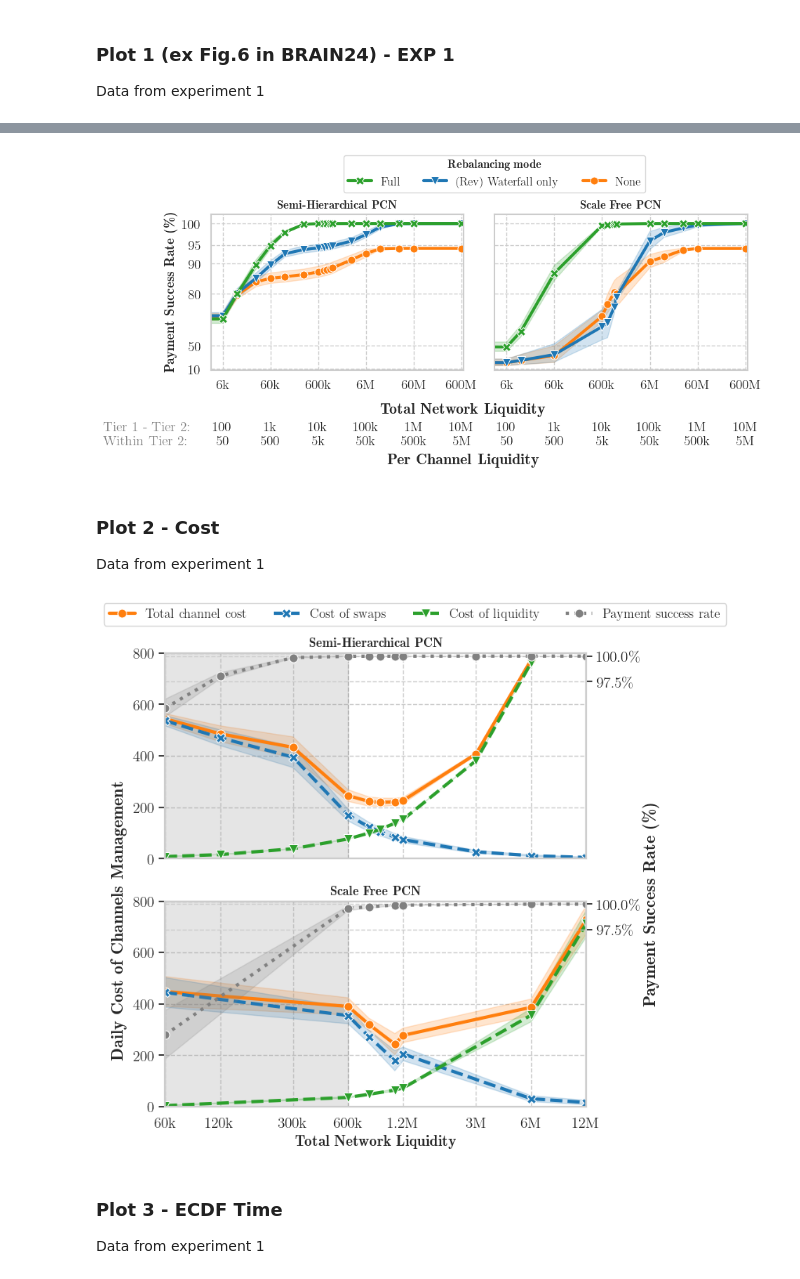
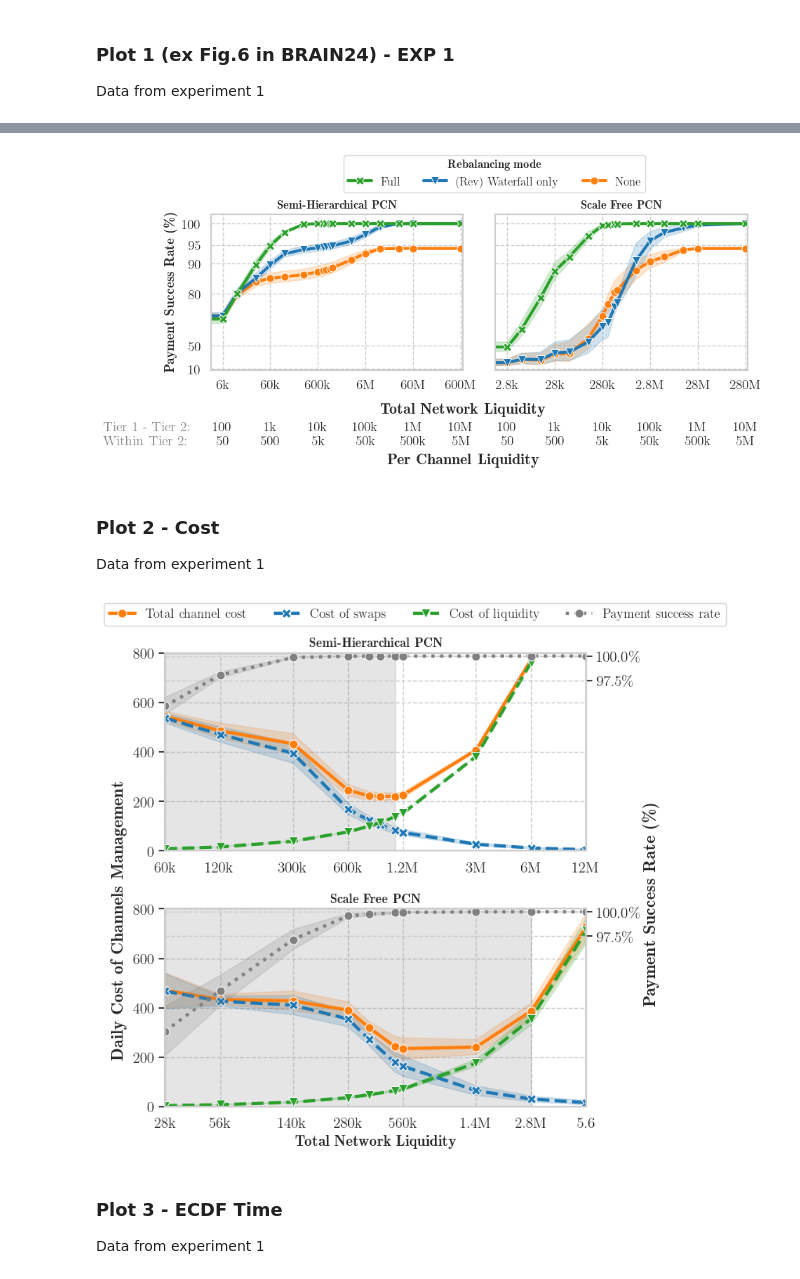
Before and after one commit to bancaditalia/itcoin-pcn-simulator, a Jupyter notebook: experiments/2024_COMCOM/COMCOM24.ipynb, the cells around one changed output, grey strips where cells are left out. Cells and saved outputs as stored; diff of their text form; code cells hidden in the pictures.

```diff
--- a/experiments/2024_COMCOM/COMCOM24.ipynb
+++ b/experiments/2024_COMCOM/COMCOM24.ipynb
@@ -74,7 +101,25 @@ def inverse(x):
 # Create subplots
 fig, axes = plt.subplots(1, 2, figsize=(9, 4), sharey=True)
 
-def plot_1(df,ax):
+SH_labels = [
+    "6k\n\n\n100\n50",
+    "60k\n\n\n1k\n500",
+    "600k\n\n\n10k\n5k",
+    "6M\n\n\n100k\n50k",
+    "60M\n\n\n1M\n500k",
+    "600M\n\n\n10M\n5M",
+]
+
+SF_labels = [
+    "2.8k\n\n\n100\n50",
+    "28k\n\n\n1k\n500",
+    "280k\n\n\n10k\n5k",
+    "2.8M\n\n\n100k\n50k",
+    "28M\n\n\n1M\n500k",
+    "280M\n\n\n10M\n5M",
+]
+
+def plot_1(df,ax,custom_labels):
     custom_palette = {
         "Full": "tab:green",
         "Rev": "tab:blue",
@@ -99,20 +144,13 @@ def plot_1(df,ax):
     ax.set_xscale("log")
     ax.set_xlim(-0.5, 1.1)
     major_ticks = [0.00001, 0.0001, 0.001, 0.01, 0.1, 1]
-    custom_labels = [
-        "6k\n\n\n100\n50",
-        "60k\n\n\n1k\n500",
-        "600k\n\n\n10k\n5k",
-        "6M\n\n\n100k\n50k",
-        "60M\n\n\n1M\n500k",
-        "600M\n\n\n10M\n5M",
-    ]
+
     ax.set_xlabel('')
     ax.set_xticks(major_ticks)
     ax.set_xticklabels(custom_labels)
 
-plot_1(exp_1_SH,axes[0])
-plot_1(exp_1_SF,axes[1])
+plot_1(exp_1_SH,axes[0],SH_labels)
+plot_1(exp_1_SF,axes[1],SF_labels)
 axes[0].set_ylabel(r"\textbf{Payment Success Rate (\%)}")
 axes[0].set_ylim(0, 1.02)
 axes[0].set_yscale("function", functions=(forward, inverse))
@@ -154,13 +192,13 @@ fig.savefig('plots/plot1.pdf',
 )
 plt.close(fig)
 # %% [output]
-[figure, old version]
+[figure, new version]
 # %% [markdown]
 ### Plot 2 - Cost
 Data from experiment 1
 # %%
 # Cost of locked liquidity
-def cost_plot(df: pd.DataFrame, ax):
+def cost_plot(df: pd.DataFrame, ax, xlabels, x_max):
     sns.lineplot(
         data=df[df['rebal_mode'] == 'Full'],
         x="capacity",
@@ -189,7 +227,7 @@ def cost_plot(df: pd.DataFrame, ax):
         ax=ax,
         legend=False
     )
-    p.axvspan(0.0001, 0.001, color="grey", alpha=0.2)
+    p.axvspan(0.0001, x_max, color="grey", alpha=0.2)
     sns.lineplot(
         data=df[df['rebal_mode'] == 'Full'],
         x="capacity",
@@ -234,48 +272,52 @@ def cost_plot(df: pd.DataFrame, ax):
     ax.set_ylabel('')
     ax2.set_ylabel('')
 
+    ax.set_xscale("log")
+    ax.set_xlim(0.0001,0.02)
+    major_ticks = [0.0001, 0.0002, 0.0005, 0.001, 0.002, 0.005,0.01, 0.02]
+
+    ax.set_xticks(major_ticks)
+    ax.set_xticklabels(xlabels)
+
     h1,l1 = ax.get_legend_handles_labels()
     h2, l2 = ax2.get_legend_handles_labels()
     return h1+h2, l1+l2
 
 
 # Create subplots
-fig, axes = plt.subplots(2, 1, figsize=(7, 7), sharex=True)
-handles,labels = cost_plot(exp_1_SH[exp_1_SH['capacity'] >= 0.0001], axes[0])
-cost_plot(exp_1_SF[exp_1_SF['capacity'] >= 0.0001] ,axes[1])
+fig, axes = plt.subplots(2, 1, figsize=(7, 7))
+SH_labels = ["60k", "120k", "300k", "600k", "1.2M", "3M", "6M", "12M"]
+SF_labels = ["28k", "56k", "140k", "280k", "560k", "1.4M", "2.8M", "5.6"]
+
+handles,labels = cost_plot(exp_1_SH[exp_1_SH['capacity'] >= 0.0001], axes[0],SH_labels, 0.0018)
+cost_plot(exp_1_SF[exp_1_SF['capacity'] >= 0.0001] ,axes[1],SF_labels,0.01)
 
 axes[0].title.set_text(r'\textbf{Semi-Hierarchical PCN}')
 axes[1].title.set_text(r'\textbf{Scale Free PCN}')
 
+axes[0].set_xlabel("")
 axes[1].set_xlabel(r"\textbf{Total Network Liquidity}")
-axes[1].set_xscale("log")
-axes[1].set_xlim(0.0001,0.02)
+
 
 fig.text(0.01, 0.2,r"\textbf{Daily Cost of Channels Management}", ha='center',rotation=90)
 fig.text(0.98, 0.3,r"\textbf{Payment Success Rate (\%)}", ha='center',rotation=90)
 
-
-custom_labels = ["60k", "120k", "300k", "600k", "1.2M", "3M", "6M", "12M"]
-major_ticks = [0.0001, 0.0002, 0.0005, 0.001, 0.002, 0.005,0.01, 0.02]
-
-axes[1].set_xticks(major_ticks)
-axes[1].set_xticklabels(custom_labels)
 
 fig.legend(handles, labels, loc='upper center', bbox_to_anchor=(0.55, 1.04), ncol=4)
 #axes[0].get_legend().remove()
 #axes[1].get_legend().remove()
 
 plt.tight_layout()
 plt.show()
 fig.savefig(
     './plots/plot2.pdf',
     format="pdf",
     pad_inches=0,
     bbox_inches="tight",
 )
 plt.close(fig)
 # %% [output]
-[figure, old version]
+[figure, new version]
 # %% [markdown]
 ### Plot 3 - ECDF Time
 Data from experiment 1
```
Also changed, not shown: parts of 3 cells of this notebook.
